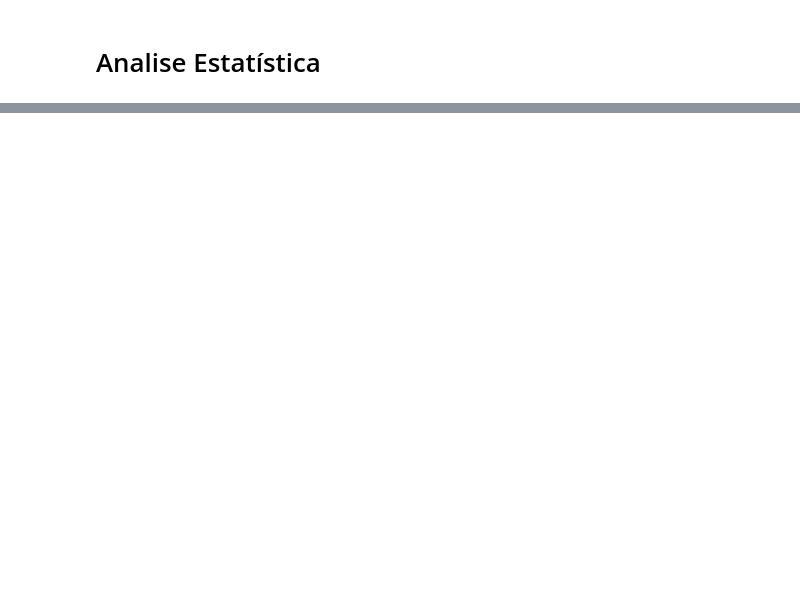
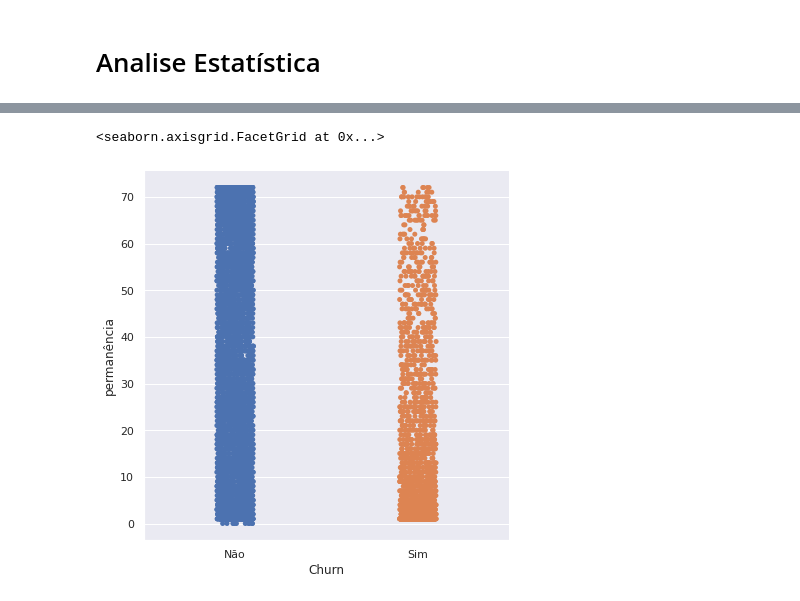
Before and after one commit to AndersonAyache/AluraVoz, a Jupyter notebook: AluraVoz.ipynb, the cells around one changed output, grey strips where cells are left out. Cells and saved outputs as stored; diff of their text form; code cells hidden in the pictures; blank space fills up the shorter version.

```diff
--- a/AluraVoz.ipynb
+++ b/AluraVoz.ipynb
@@ -577,0 +789,5 @@ A taxa de Churn na primeira análise: 26.54%
+# %%
+sns.catplot(x='Churn', y='permanência', data=clientes, size=6)
+# %% [output]
+<seaborn.axisgrid.FacetGrid at 0x...>
+[figure, added]
```
Also changed, not shown: parts of 51 cells of this notebook.
